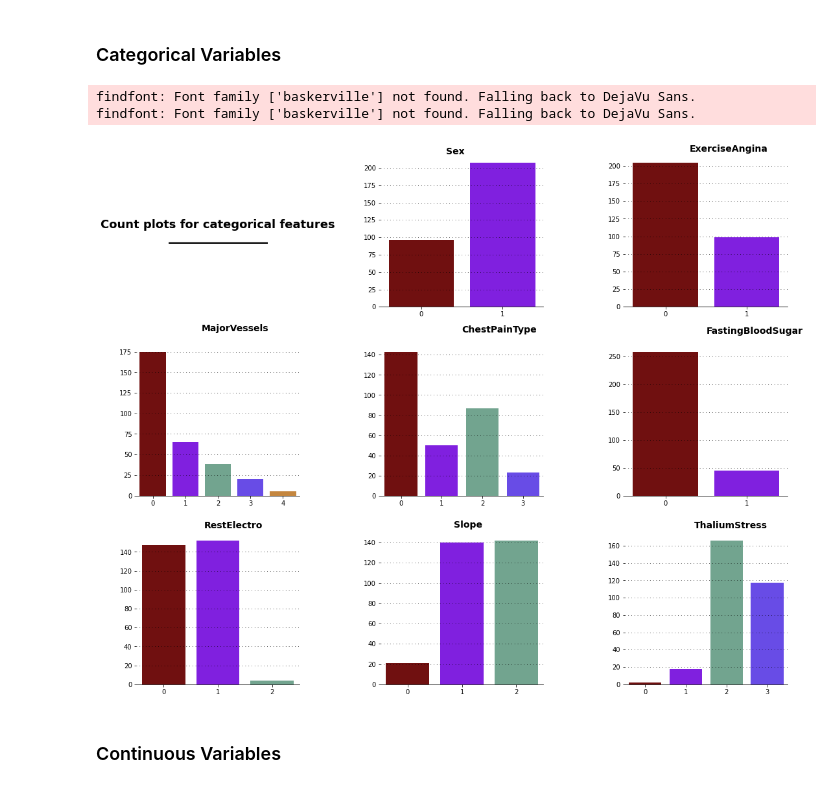
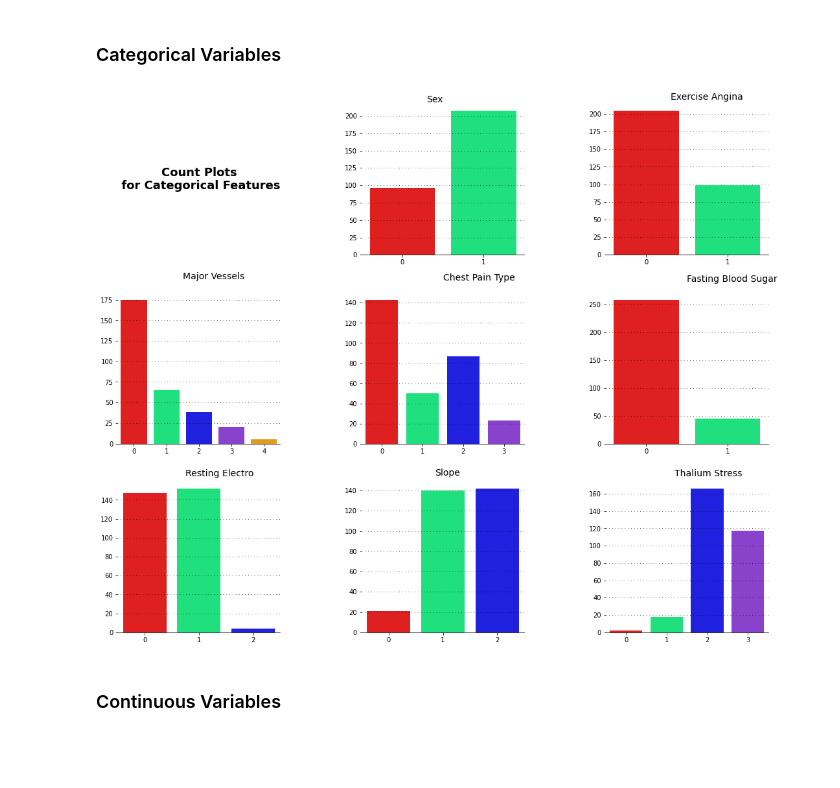
Before and after one commit to RufinoMartin/Heart-Attack-Analysis-, a Jupyter notebook: Heart_Attack_Analytics_&_Visuals.ipynb, the cells around one changed output. Saved outputs shown, nothing was run; the diff lists cells and outputs as text; code cells hidden in the pictures; blank space fills up the shorter version.

```diff
--- a/Heart_Attack_Analytics_&_Visuals.ipynb
+++ b/Heart_Attack_Analytics_&_Visuals.ipynb
@@ -207,7 +206,7 @@ ax7 = fig.add_subplot(gs[2,1])
 ax8 = fig.add_subplot(gs[2,2])
 
 
-color_palette = ["#800000","#8000ff","#6aac90","#5833ff","#da8829"]
+color_palette = ["r","springgreen","blue","blueviolet","orange"]
 
 # Title of the plot
 ax0.spines["bottom"].set_visible(False)
@@ -218,82 +217,79 @@ ax0.tick_params(left=False, bottom=False)
 ax0.set_xticklabels([])
 ax0.set_yticklabels([])
 ax0.text(0.5,0.5,
-         'Count plots for categorical features\n_________________',
+         'Count Plots\n for Categorical Features',
          horizontalalignment='center',
          verticalalignment='center',
          fontsize=18, fontweight='bold',
-         fontfamily='baskerville',
          color="#000000")
 
 # Sex count
-ax1.text(0.3, 220, 'Sex', fontsize=14, fontweight='bold', fontfamily='baskerville', color="#000000")
+ax1.text(0.3, 220, 'Sex', fontsize=14, color="#000000")
 ax1.grid(color='#000000', linestyle=':', axis='y', zorder=0,  dashes=(1,5))
 sns.countplot(ax=ax1,data=df,x='Sex',palette=color_palette)
 ax1.set_xlabel("")
 ax1.set_ylabel("")
 
 # ExerciseAngina count
-ax2.text(0.3, 220, 'ExerciseAngina', fontsize=14, fontweight='bold', fontfamily='baskerville', color="#000000")
+ax2.text(0.3, 220, 'Exercise Angina', fontsize=14, color="#000000")
 ax2.grid(color='#000000', linestyle=':', axis='y', zorder=0,  dashes=(1,5))
 sns.countplot(ax=ax2,data=df,x='ExerciseAngina',palette=color_palette)
 ax2.set_xlabel("")
 ax2.set_ylabel("")
 
 # MajorVessels count
-ax3.text(1.5, 200, 'MajorVessels' , fontsize=14, fontweight='bold', fontfamily='baskerville', color="#000000")
+ax3.text(1.5, 200, 'Major Vessels' , fontsize=14, color="#000000")
 ax3.grid(color='#000000', linestyle=':', axis='y', zorder=0,  dashes=(1,5))
 sns.countplot(ax=ax3,data=df,x='MajorVessels',palette=color_palette)
 ax3.set_xlabel("")
 ax3.set_ylabel("")
 
 # ChestPainType count
-ax4.text(1.5, 162, 'ChestPainType', fontsize=14, fontweight='bold', fontfamily='baskerville', color="#000000")
+ax4.text(1.5, 162, 'Chest Pain Type', fontsize=14, color="#000000")
 ax4.grid(color='#000000', linestyle=':', axis='y', zorder=0,  dashes=(1,5))
 sns.countplot(ax=ax4,data=df,x='ChestPainType',palette=color_palette)
 ax4.set_xlabel("")
 ax4.set_ylabel("")
 
 # FastingBloodSugar count
-ax5.text(0.5, 290, 'FastingBloodSugar', fontsize=14, fontweight='bold', fontfamily='baskerville', color="#000000")
+ax5.text(0.5, 290, 'Fasting Blood Sugar', fontsize=14, color="#000000")
 ax5.grid(color='#000000', linestyle=':', axis='y', zorder=0,  dashes=(1,5))
 sns.countplot(ax=ax5,data=df,x='FastingBloodSugar',palette=color_palette)
 ax5.set_xlabel("")
 ax5.set_ylabel("")
 
 # RestElectro count
-ax6.text(0.75, 165, 'RestElectro', fontsize=14, fontweight='bold', fontfamily='baskerville', color="#000000")
+ax6.text(0.75, 165, 'Resting Electro', fontsize=14, color="#000000")
 ax6.grid(color='#000000', linestyle=':', axis='y', zorder=0,  dashes=(1,5))
 sns.countplot(ax=ax6,data=df,x='RestElectro',palette=color_palette)
 ax6.set_xlabel("")
 ax6.set_ylabel("")
 
 # Slope count
-ax7.text(0.85, 155, 'Slope', fontsize=14, fontweight='bold', fontfamily='baskerville', color="#000000")
+ax7.text(0.85, 155, 'Slope', fontsize=14, color="#000000")
 ax7.grid(color='#000000', linestyle=':', axis='y', zorder=0,  dashes=(1,5))
 sns.countplot(ax=ax7,data=df,x='Slope',palette=color_palette)
 ax7.set_xlabel("")
 ax7.set_ylabel("")
 
 # ThaliumStress count
-ax8.text(1.2, 180, 'ThaliumStress', fontsize=14, fontweight='bold', fontfamily='baskerville', color="#000000")
+ax8.text(1.2, 180, 'Thalium Stress', fontsize=14, color="#000000")
 ax8.grid(color='#000000', linestyle=':', axis='y', zorder=0,  dashes=(1,5))
 sns.countplot(ax=ax8,data=df,x='ThaliumStress',palette=color_palette)
 ax8.set_xlabel("")
 ax8.set_ylabel("")
 
 for s in ["top","right","left"]:
     ax1.spines[s].set_visible(False)
     ax2.spines[s].set_visible(False)
     ax3.spines[s].set_visible(False)
     ax4.spines[s].set_visible(False)
     ax5.spines[s].set_visible(False)
     ax6.spines[s].set_visible(False)
     ax7.spines[s].set_visible(False)
     ax8.spines[s].set_visible(False)
 # %% [output]
-findfont: Font family ['baskerville'] not found. Falling back to DejaVu Sans.
-findfont: Font family ['baskerville'] not found. Falling back to DejaVu Sans.
-[figure, old version]
+[figure, new version]
 # %% [markdown]
 ### Continuous Variables
 # %%
```
Also changed, not shown: parts of 8 cells of this notebook.
